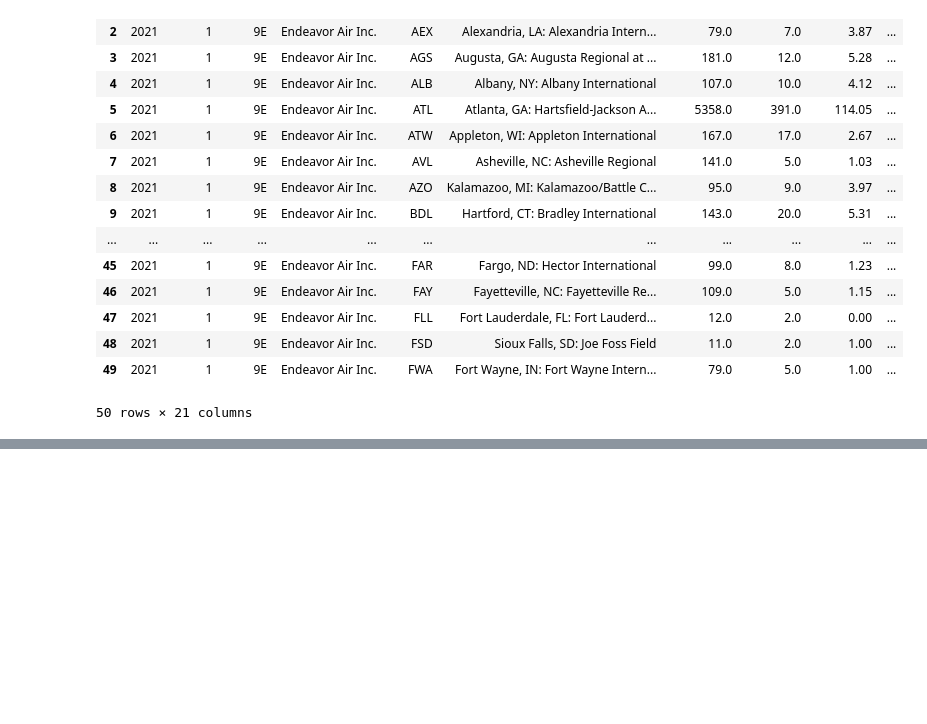
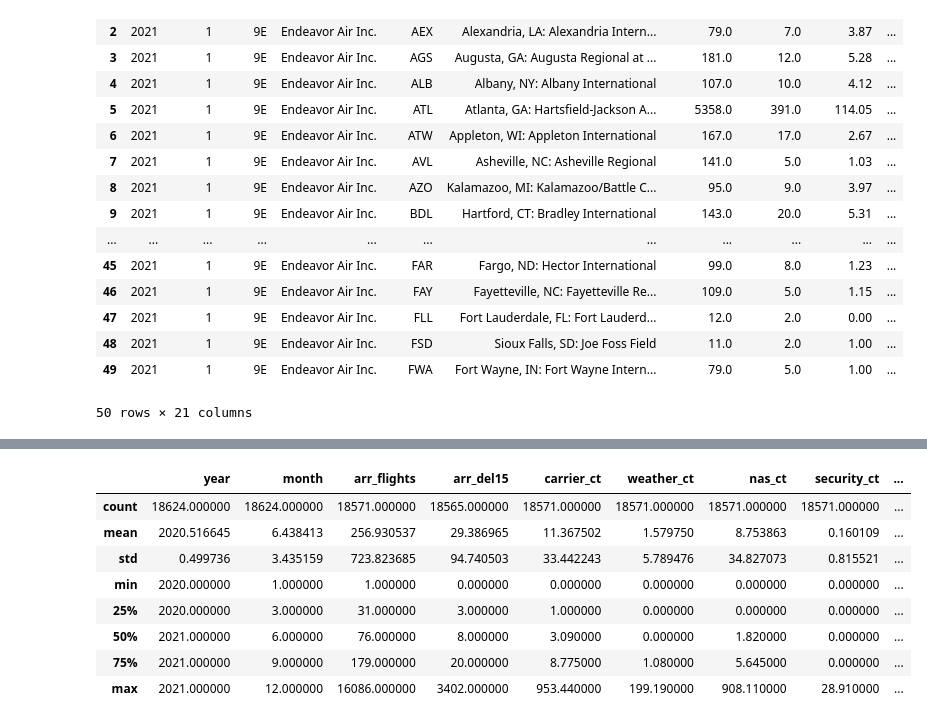
Before and after one commit to kmccoy123/Flight-Delays, a Jupyter notebook: eda.ipynb, the cells around one changed output, grey strips where cells are left out. Saved outputs shown, nothing was run; the diff lists cells and outputs as text; code cells hidden in the pictures; blank space fills up the shorter version.

```diff
--- a/eda.ipynb
+++ b/eda.ipynb
@@ -31,0 +137,12 @@ airline_delays.head(50)
+# %%
+airline_delays.describe()
+# %% [output]
+|  | year | month | arr_flights | arr_del15 | carrier_ct | weather_ct | nas_ct | security_ct | ... |
+| count | 18624.000000 | 18624.000000 | 18571.000000 | 18565.000000 | 18571.000000 | 18571.000000 | 18571.000000 | 18571.000000 | ... |
+| mean | 2020.516645 | 6.438413 | 256.930537 | 29.386965 | 11.367502 | 1.579750 | 8.753863 | 0.160109 | ... |
+| std | 0.499736 | 3.435159 | 723.823685 | 94.740503 | 33.442243 | 5.789476 | 34.827073 | 0.815521 | ... |
+| min | 2020.000000 | 1.000000 | 1.000000 | 0.000000 | 0.000000 | 0.000000 | 0.000000 | 0.000000 | ... |
+| 25% | 2020.000000 | 3.000000 | 31.000000 | 3.000000 | 1.000000 | 0.000000 | 0.000000 | 0.000000 | ... |
+| 50% | 2021.000000 | 6.000000 | 76.000000 | 8.000000 | 3.090000 | 0.000000 | 1.820000 | 0.000000 | ... |
+| 75% | 2021.000000 | 9.000000 | 179.000000 | 20.000000 | 8.775000 | 1.080000 | 5.645000 | 0.000000 | ... |
+| max | 2021.000000 | 12.000000 | 16086.000000 | 3402.000000 | 953.440000 | 199.190000 | 908.110000 | 28.910000 | ... |
```
Also changed, not shown: parts of 7 cells of this notebook, 1 other file.
